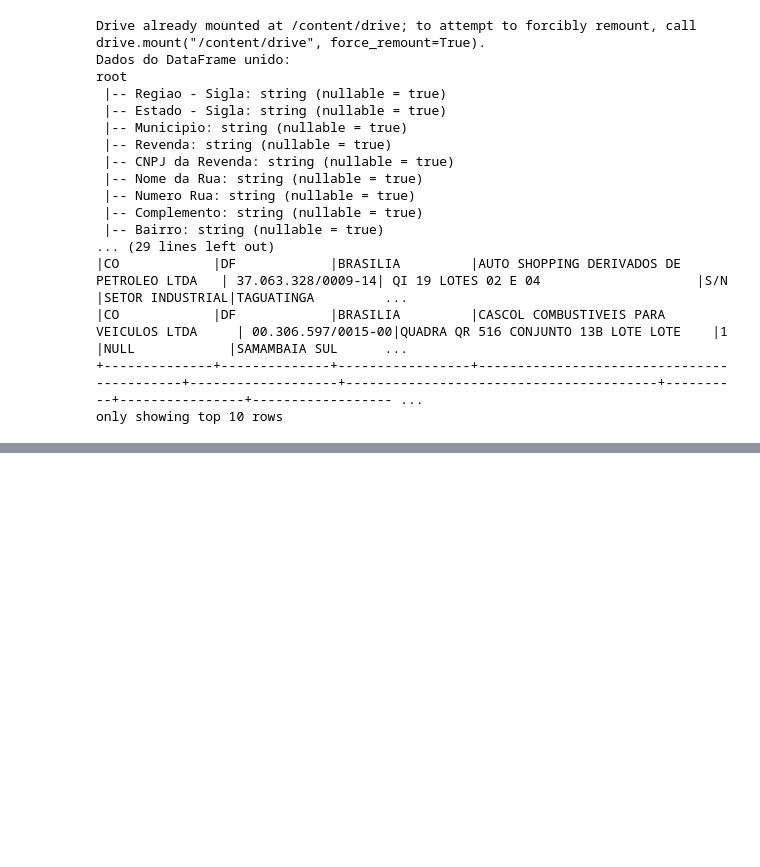
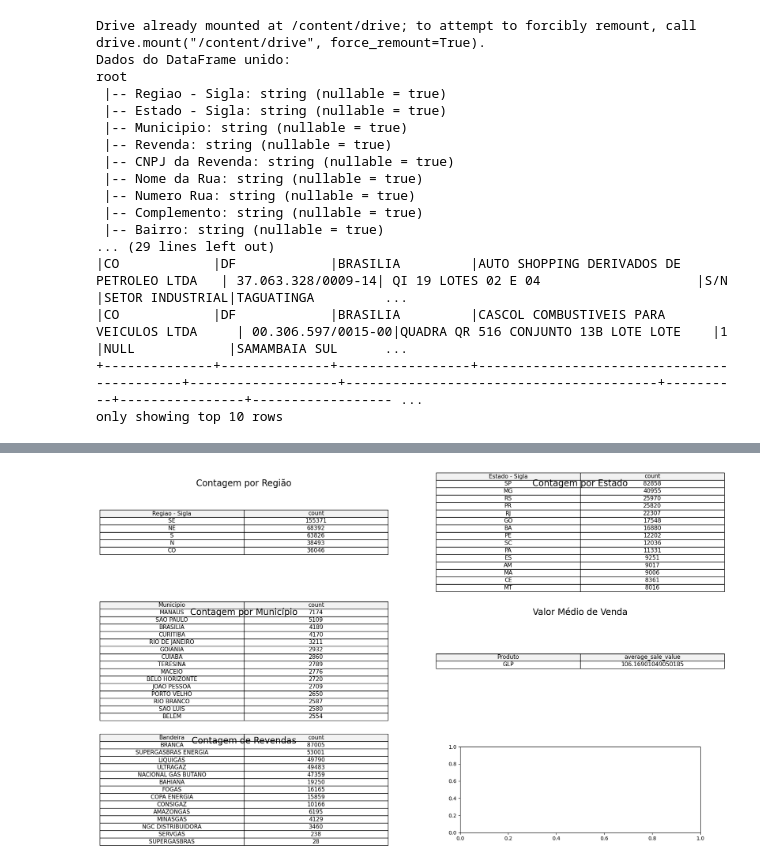
Before and after one commit to KoreTane/Analise-GLP, a Jupyter notebook: AnálisePreçoGLP.ipynb, the cells around one changed output, grey strips where cells are left out. Drawn from its saved outputs; the diff is of its cells as text; code cells hidden in the pictures; blank space fills up the shorter version.

```diff
--- a/AnálisePreçoGLP.ipynb
+++ b/AnálisePreçoGLP.ipynb
@@ -140,0 +84,43 @@ plt.show()
+# %%
+# Coletar os resultados em DataFrames do Pandas
+region_count_pd = region_count.toPandas()
+state_count_pd = state_count.toPandas()
+municipio_count_pd = municipio_count.toPandas()
+avg_sale_value_pd = avg_sale_value.toPandas()
+avg_purchase_value_pd = avg_purchase_value.toPandas()
+revenda_count_pd = revenda_count.toPandas()
+data_count_pd = data_count.toPandas()
+
+# Criar uma figura com subplots
+fig, axs = plt.subplots(3, 2, figsize=(20, 12))  # 3 linhas, 2 colunas
+
+# Ajustar o espaçamento entre os subplots
+plt.subplots_adjust(wspace=0.4, hspace=0.5)
+
+# Definindo os parâmetros para as tabelas
+tables_info = [
+    (region_count_pd, "Contagem por Região"),
+    (state_count_pd, "Contagem por Estado"),
+    (municipio_count_pd, "Contagem por Município"),
+    (avg_sale_value_pd, "Valor Médio de Venda"),
+    (revenda_count_pd, "Contagem de Revendas")
+]
+
+# Loop para exibir os resultados nas subplots
+for ax, (data, title) in zip(axs.flatten(), tables_info):
+    if not data.empty:
+        ax.axis('off')
+        ax.set_title(title, fontsize=17)
+        table = ax.table(cellText=data.head(15).values,
+                         colLabels=data.columns,
+                         cellLoc='center', loc='center', colColours=["#f2f2f2"]*len(data.columns))
+        table.auto_set_font_size(False)
+        table.set_fontsize(11)
+        table.scale(1.2, 1.2)  # Ajusta a escala da tabela para que se adapte ao tamanho da fonte
+    else:
+        ax.axis('off')  # Desativa o eixo para subplots vazios
+
+# Exibir a tabela
+plt.show()
+# %% [output]
+[figure, added]
```
Also changed, not shown: parts of 1 cell of this notebook.
